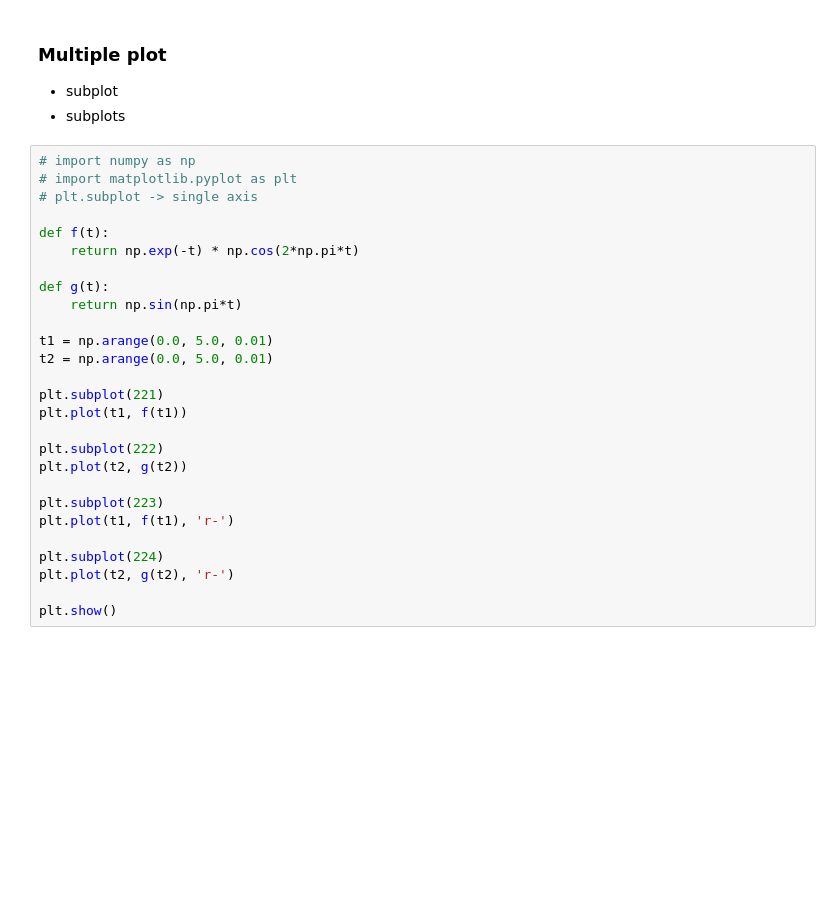
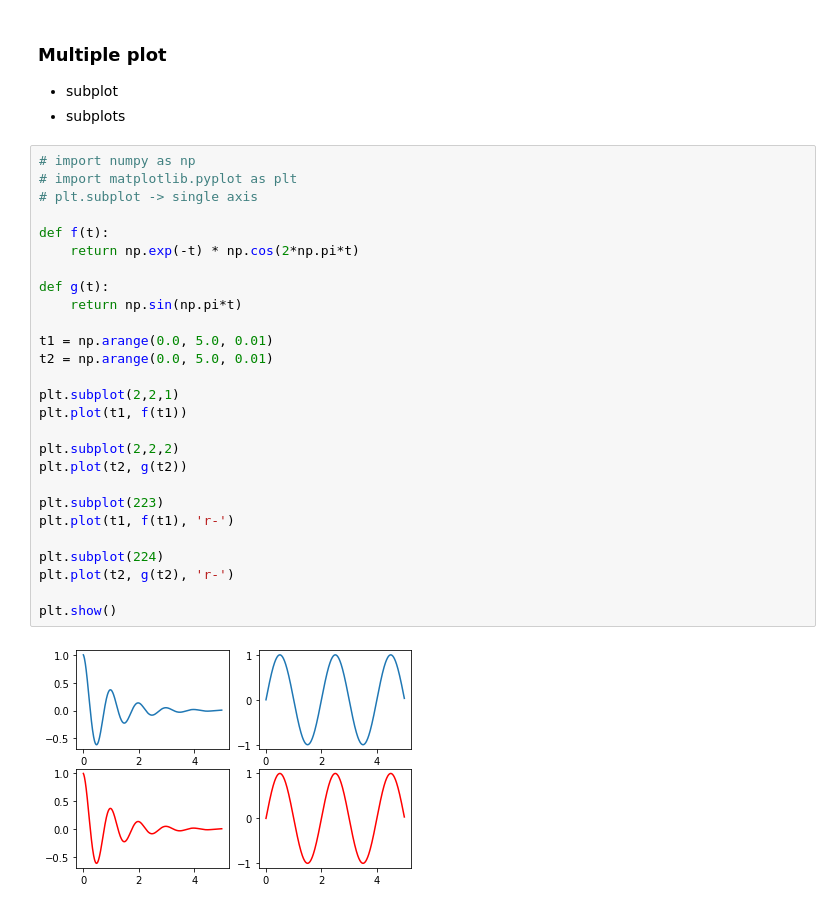
Before and after one commit to pdm03/pdm03, a Jupyter notebook: py-graphics/matplotlib_2_style_subplots.ipynb, the cells around one changed output. Saved outputs shown, nothing was run; the diff lists cells and outputs as text; blank space fills up the shorter version.

```diff
--- a/py-graphics/matplotlib_2_style_subplots.ipynb
+++ b/py-graphics/matplotlib_2_style_subplots.ipynb
@@ -55,30 +85,32 @@ plt.show()
 # %%
 # import numpy as np
 # import matplotlib.pyplot as plt
 # plt.subplot -> single axis
 
 def f(t):
     return np.exp(-t) * np.cos(2*np.pi*t)
 
 def g(t):
     return np.sin(np.pi*t)
 
 t1 = np.arange(0.0, 5.0, 0.01)
 t2 = np.arange(0.0, 5.0, 0.01)
 
-plt.subplot(221)
+plt.subplot(2,2,1)
 plt.plot(t1, f(t1))
 
-plt.subplot(222)
+plt.subplot(2,2,2)
 plt.plot(t2, g(t2))
 
 plt.subplot(223)
 plt.plot(t1, f(t1), 'r-')
 
 plt.subplot(224)
 plt.plot(t2, g(t2), 'r-')
 
 plt.show()
+# %% [output]
+[figure, added]
 # %%
 plt.subplot(211)
 plt.plot(t1, f(t1))
```
Also changed, not shown: parts of 6 cells of this notebook.
